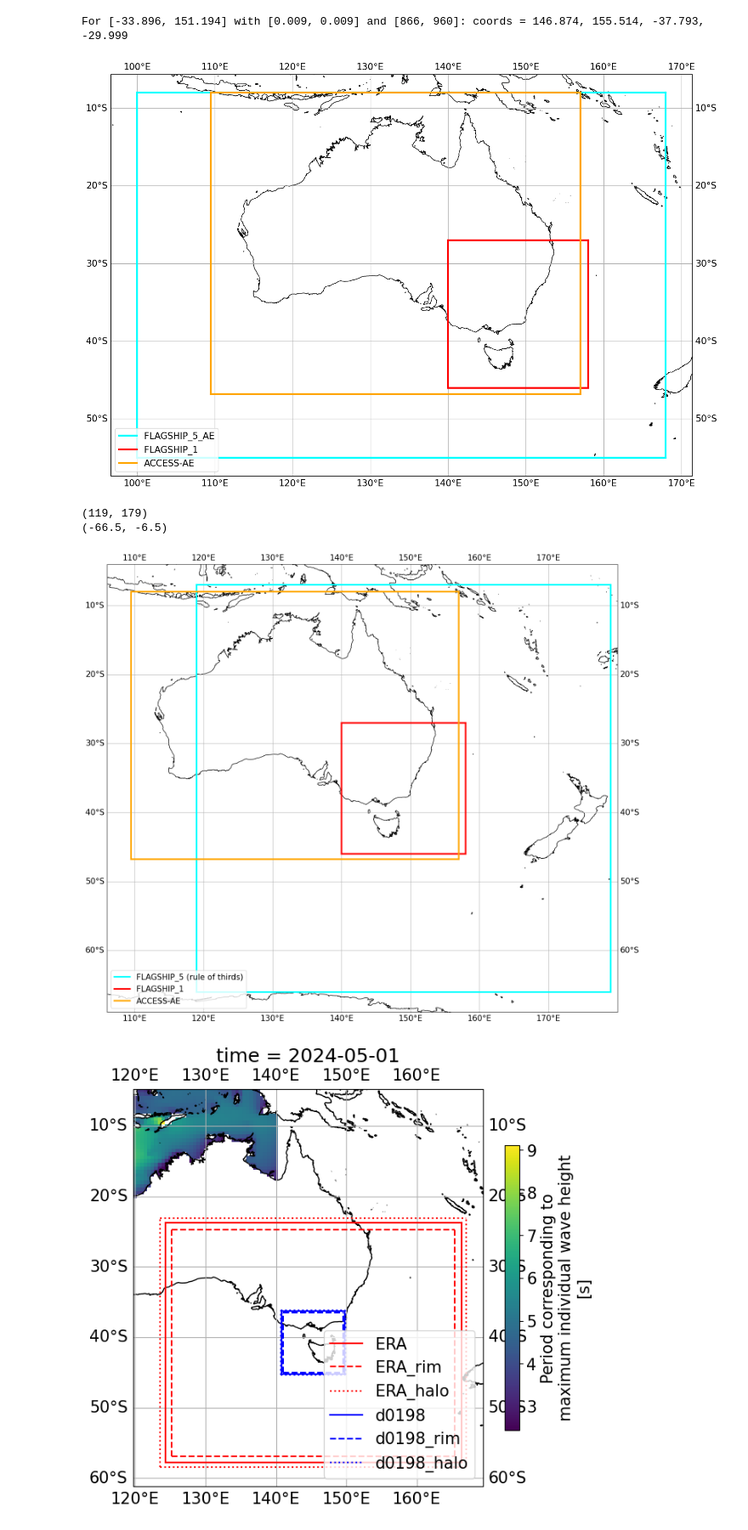
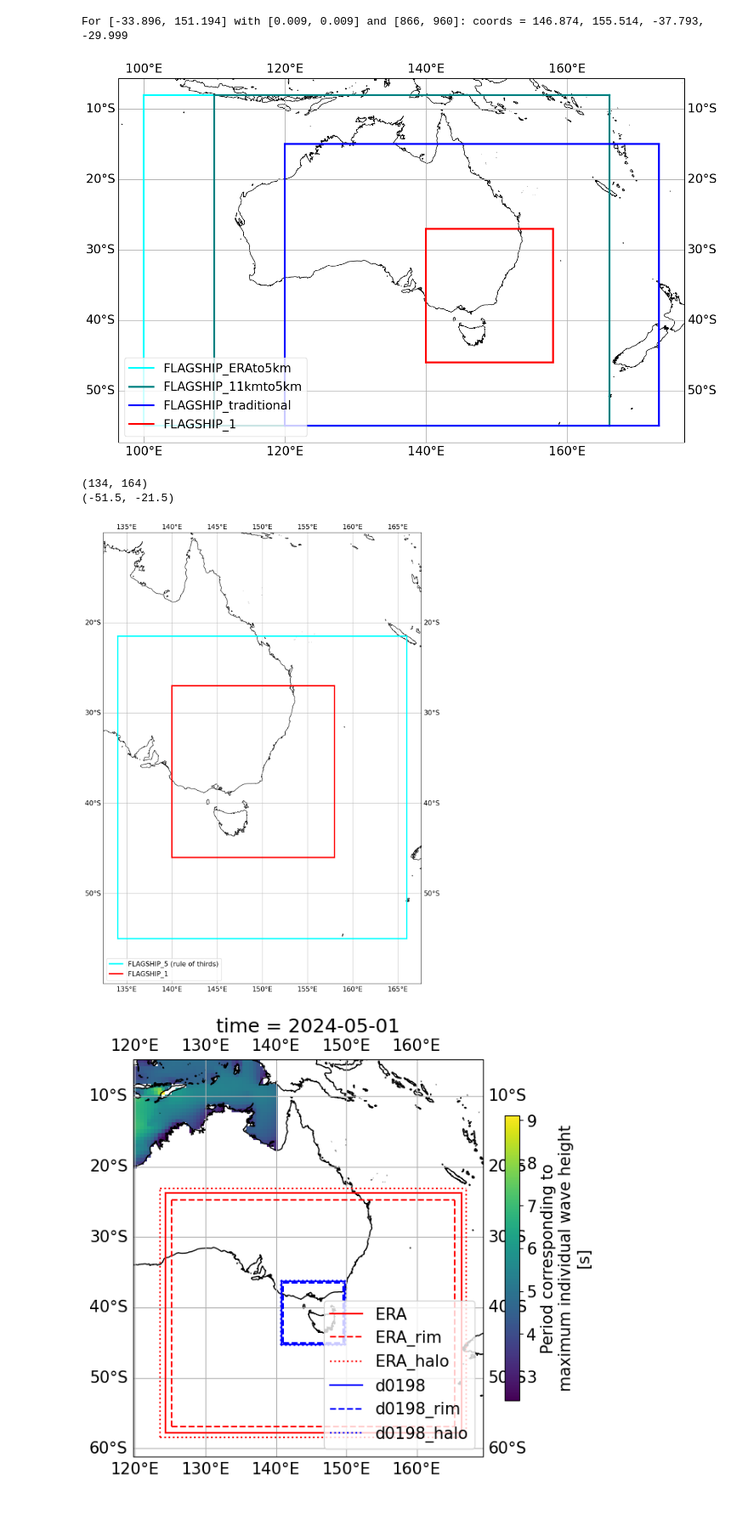
Before and after one commit to 21centuryweather/UM_configuration_tools, a Jupyter notebook: UM_plot_domain.ipynb, the cells around one changed output. Shown at 85% size. Drawn from its saved outputs; the diff is of its cells as text; code cells hidden in the pictures.

Commit message:
UPDATES : Chosen three 5km domain options

```diff
--- a/UM_plot_domain.ipynb
+++ b/UM_plot_domain.ipynb
@@ -165,34 +166,37 @@ For [-33.896, 151.194] with [0.009, 0.009] and [866, 960]: coords = 146.874, 155
 # %%
 plt.figure(figsize=(15,15))
 ax = plt.axes(projection=ccrs.PlateCarree())
 #ERA5_wave.tmax.sel(longitude=slice(120,170),latitude=slice(-20,-50)).plot(
 #    ax=ax,
 #    cbar_kwargs={"orientation": "vertical", "shrink": 0.6, "aspect": 20})
 ax.gridlines(draw_labels=True)
 
-draw_box_corners(ax, 'FLAGSHIP_5_AE', corners=[100,168,-8,-55], color='aqua',linewidth=3)
+draw_box_corners(ax, 'FLAGSHIP_ERAto5km', corners=[100,166,-8,-55], color='aqua',linewidth=3)
+draw_box_corners(ax, 'FLAGSHIP_11kmto5km', corners=[110,166,-8,-55], color='teal',linewidth=3)
+draw_box_corners(ax, 'FLAGSHIP_traditional', corners=[120,173,-15,-55], color='blue',linewidth=3)
 draw_box_corners(ax, 'FLAGSHIP_1', corners=[140,158,-27,-46], color='red',linewidth=3)
-draw_box_corners(ax, 'ACCESS-AE', corners=[109.5,157.,-8,-46.8], color='orange',linewidth=3)
+#draw_box_corners(ax, 'ACCESS-AE', corners=[109.5,157.,-8,-46.8], color='orange',linewidth=3)
 
 ax.coastlines('10m')
 ax.legend(loc='lower left');
 #ax.set_ylim([-38,-33])
 #ax.set_ylim([145,150])
-plt.rcParams.update({'font.size':15})
+plt.rcParams.update({'font.size':20})
 plt.tight_layout()
+plt.savefig('Flagship_5km_options.png')
 # %% [output]
-[figure, old version]
+[figure, new version]
 # %%
 inner_ew=(158-140)
 inner_ns=(46-27)
 ew_centre = 140+9
 ns_centre=-27-9.5
-delta=10
+delta=5
 print ((ew_centre-3*delta,ew_centre+3*delta))
 print ((ns_centre-3*delta,ns_centre+3*delta))
 # %% [output]
-(119, 179)
-(-66.5, -6.5)
+(134, 164)
+(-51.5, -21.5)
 # %%
 plt.figure(figsize=(15,15))
 ax = plt.axes(projection=ccrs.PlateCarree())
@@ -201,18 +205,18 @@ ax = plt.axes(projection=ccrs.PlateCarree())
 #    cbar_kwargs={"orientation": "vertical", "shrink": 0.6, "aspect": 20})
 ax.gridlines(draw_labels=True)
 
-draw_box_corners(ax, 'FLAGSHIP_5 (rule of thirds)', corners=[119,179,-66,-7], color='aqua',linewidth=3)
+draw_box_corners(ax, 'FLAGSHIP_5 (rule of thirds)', corners=[134,166,-55,-21.5], color='aqua',linewidth=3)
 draw_box_corners(ax, 'FLAGSHIP_1', corners=[140,158,-27,-46], color='red',linewidth=3)
-draw_box_corners(ax, 'ACCESS-AE', corners=[109.5,157.,-8,-46.8], color='orange',linewidth=3)
+#draw_box_corners(ax, 'ACCESS-AE', corners=[109.5,157.,-8,-46.8], color='orange',linewidth=3)
 
 ax.coastlines('10m')
 ax.legend(loc='lower left');
-#ax.set_ylim([-38,-33])
-#ax.set_ylim([145,150])
+ax.set_ylim([-60,-10])
+#ax.set_ylim([125,168])
 plt.rcParams.update({'font.size':15})
 plt.tight_layout()
 # %% [output]
-[figure, old version]
+[figure, new version]
 # %%
 plt.figure(figsize=(7,7))
 ax = plt.axes(projection=ccrs.PlateCarree())
```
Also changed, not shown: parts of 1 cell of this notebook.
